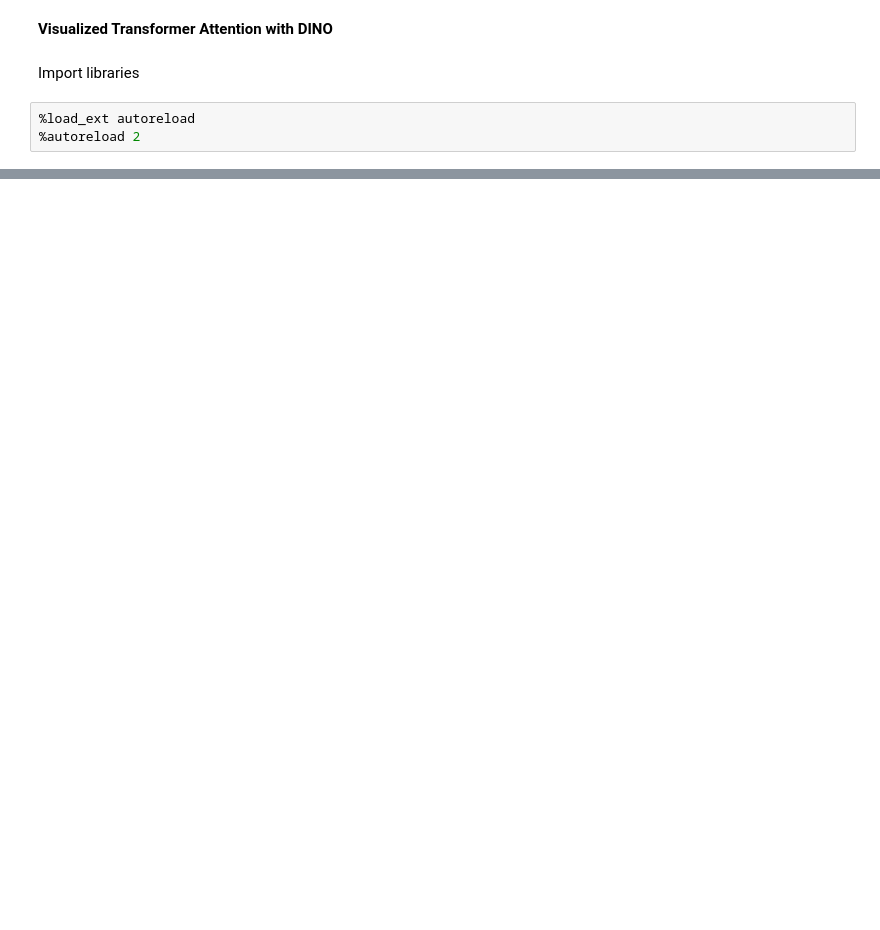
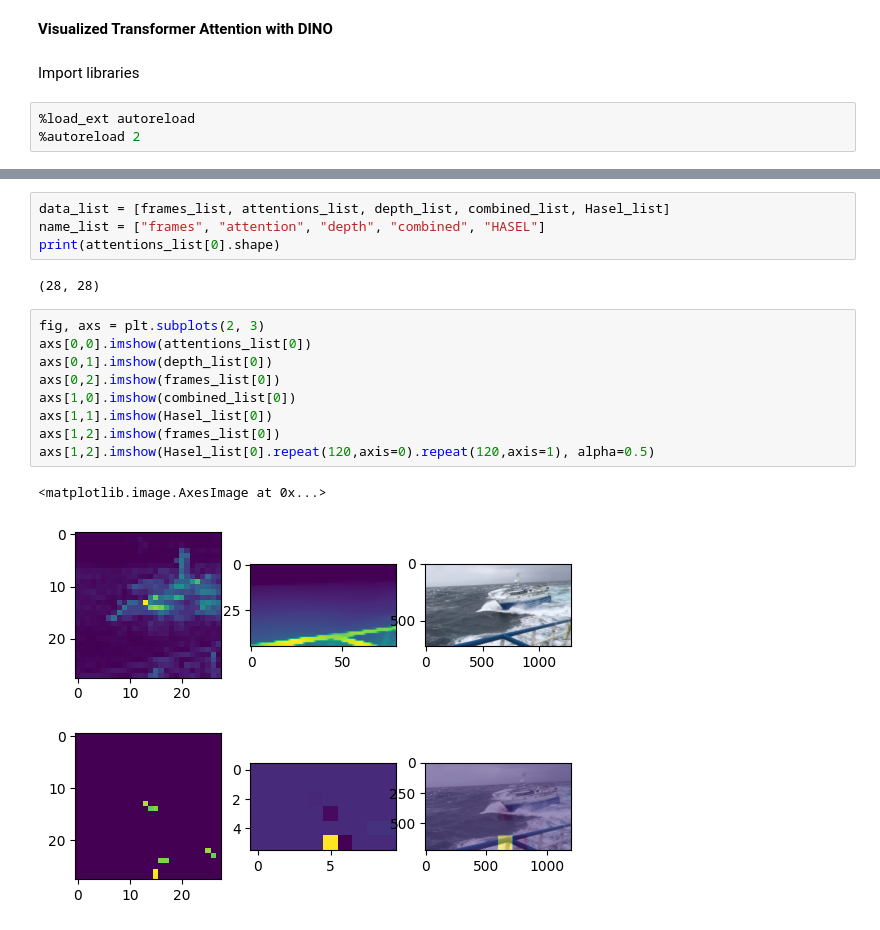
Before and after one commit to brianjohnson555/HapticDisplay, a Jupyter notebook: vis_attention_video.ipynb, the cells around one changed output, grey strips where cells are left out. Cells and saved outputs as stored; diff of their text form; blank space fills up the shorter version.

```diff
--- a/vis_attention_video.ipynb
+++ b/vis_attention_video.ipynb
@@ -151,0 +159,18 @@ plt.imshow(combined)
+# %%
+data_list = [frames_list, attentions_list, depth_list, combined_list, Hasel_list]
+name_list = ["frames", "attention", "depth", "combined", "HASEL"]
+print(attentions_list[0].shape)
+# %% [output]
+(28, 28)
+# %%
+fig, axs = plt.subplots(2, 3)
+axs[0,0].imshow(attentions_list[0])
+axs[0,1].imshow(depth_list[0])
+axs[0,2].imshow(frames_list[0])
+axs[1,0].imshow(combined_list[0])
+axs[1,1].imshow(Hasel_list[0])
+axs[1,2].imshow(frames_list[0])
+axs[1,2].imshow(Hasel_list[0].repeat(120,axis=0).repeat(120,axis=1), alpha=0.5)
+# %% [output]
+<matplotlib.image.AxesImage at 0x...>
+[figure, added]
```
Also changed, not shown: parts of 17 cells of this notebook, 6 other files.
